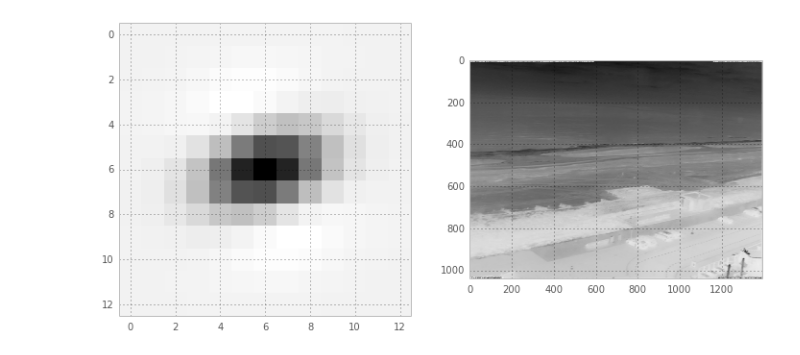
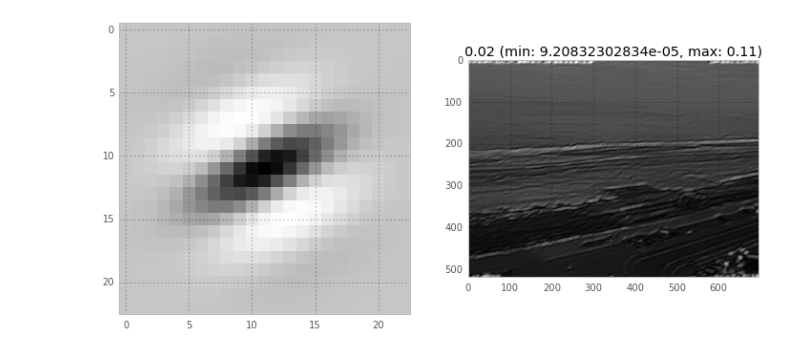
Before and after one commit to SiggyF/notebooks, a Jupyter notebook: gabor.ipynb, the cells around one changed output. Saved outputs shown, nothing was run; the diff lists cells and outputs as text; code cells hidden in the pictures.

Commit message:
gabor features

```diff
--- a/gabor.ipynb
+++ b/gabor.ipynb
@@ -9,7 +9,8 @@ import requests
 def plot(frequency, sigma, theta):
     kernel = skimage.filter.gabor_kernel(frequency=frequency, sigma_x=sigma, sigma_y=sigma, theta=theta)
     real, imag = np.real(kernel), np.imag(kernel)
-    fig, axes = plt.subplots(1, 1, figsize=(12,6), sharex=True, sharey=True)
-    axes.imshow(real, cmap='Greys', interpolation='none')
+    fig, axes = plt.subplots(1, 2, figsize=(12,6), sharex=True, sharey=True)
+    axes[0].imshow(real, cmap='Greys', interpolation='none')
+    axes[1].imshow(imag, cmap='Greys', interpolation='none')
 interact(plot, frequency=(0.05,0.25, 0.05), sigma=(1,3), theta=(0, np.pi, 0.25*np.pi))
 # %% [output]
@@ -22,11 +27,14 @@ image = skimage.util.img_as_float(image).mean(2) #bw float
 # %%
-def plot(frequency, sigma, theta):
+
+def plot(frequency, sigma, theta, thin):
+    imagethin = image[::thin, ::thin]
     kernel = skimage.filter.gabor_kernel(frequency=frequency, sigma_x=sigma, sigma_y=sigma, theta=theta)
-    real, imag = np.real(kernel), np.imag(kernel)
-    response = scipy.ndimage.convolve(image, real, mode='wrap')
+    real, imag = skimage.filter.gabor_filter(imagethin, frequency=frequency, sigma_x=sigma, sigma_y=sigma, theta=theta)
+    response = np.sqrt(real ** 2 + imag ** 2)
     fig, axes = plt.subplots(1, 2, figsize=(12,6))
-    axes[0].imshow(real, cmap='Greys', interpolation='none')
-    axes[1].imshow(response, cmap='Greys', interpolation='none')
-interact(plot, frequency=(0.05,0.25, 0.05), sigma=(1,3), theta=(0, np.pi, 0.1*np.pi))
+    axes[0].imshow(np.real(kernel), cmap='Greys', interpolation='none')
+    axes[1].set_title('{:.2f} (min: {}, max: {:.2f})'.format(response.mean(), response.min(), response.max()))
+    axes[1].imshow(response, cmap='Greys_r', interpolation='none')
+interact(plot, frequency=(0.05,0.25, 0.05), sigma=(1,9), theta=(0, np.pi, 0.05*np.pi), thin=(1,5))
 # %% [output]
-[figure, old version]
+[figure, new version]
```
Also changed, not shown: parts of 3 cells of this notebook.
